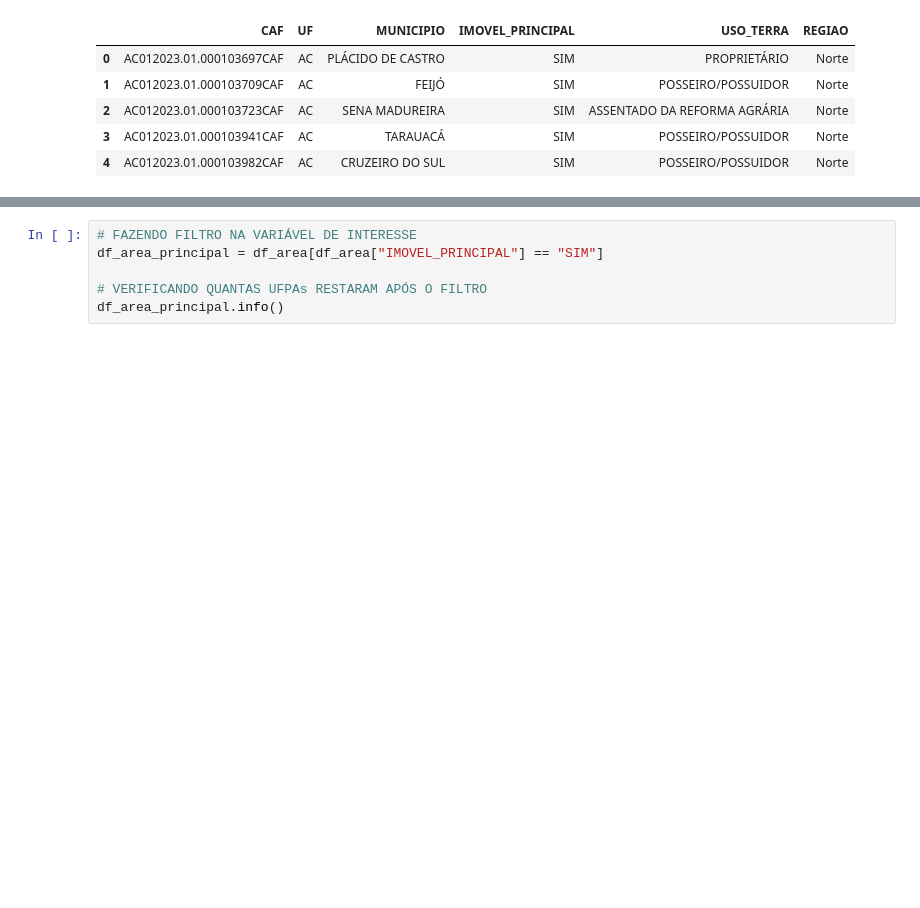
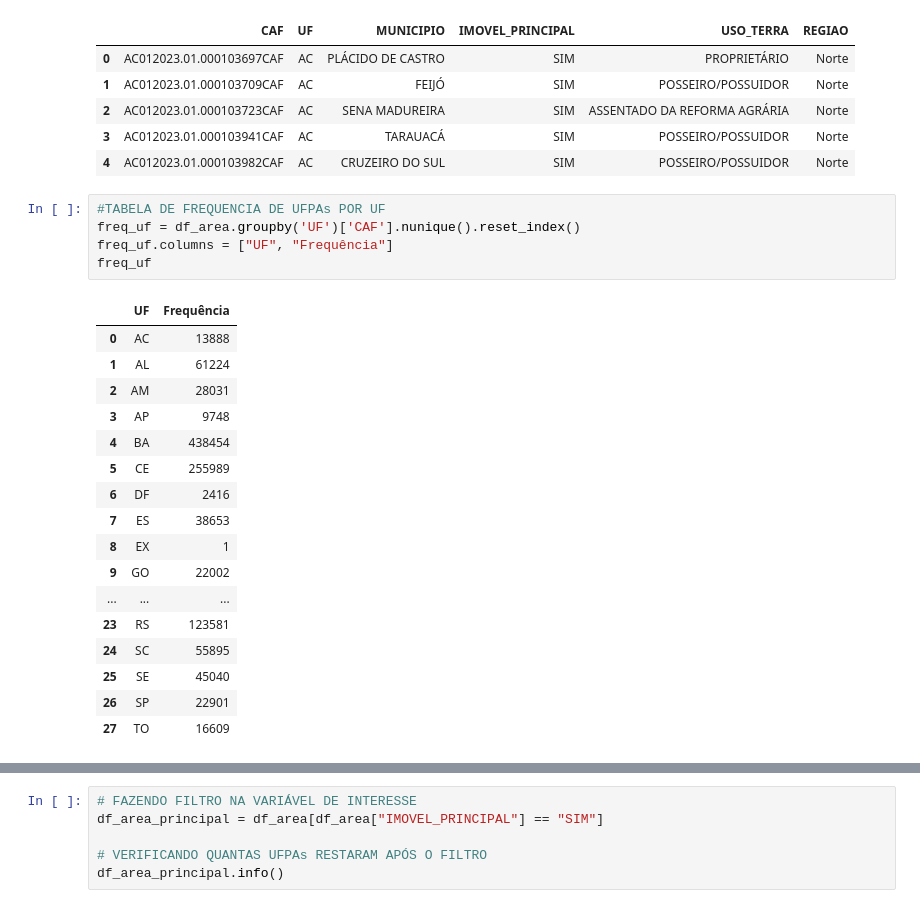
Before and after one commit to Luisamfer/Ativ_Est_Desc, a Jupyter notebook: Estat_desc.ipynb, the cells around one changed output, grey strips where cells are left out. Drawn from its saved outputs; the diff is of its cells as text; blank space fills up the shorter version.

```diff
--- a/Estat_desc.ipynb
+++ b/Estat_desc.ipynb
@@ -280,3 +282,26 @@ df_area.head()
 | 2 | AC012023.01.000103723CAF | AC | SENA MADUREIRA | SIM | ASSENTADO DA REFORMA AGRÁRIA | Norte |
 | 3 | AC012023.01.000103941CAF | AC | TARAUACÁ | SIM | POSSEIRO/POSSUIDOR | Norte |
 | 4 | AC012023.01.000103982CAF | AC | CRUZEIRO DO SUL | SIM | POSSEIRO/POSSUIDOR | Norte |
+# %%
+#TABELA DE FREQUENCIA DE UFPAs POR UF
+freq_uf = df_area.groupby('UF')['CAF'].nunique().reset_index()
+freq_uf.columns = ["UF", "Frequência"]
+freq_uf
+# %% [output]
+|  | UF | Frequência |
+| 0 | AC | 13888 |
+| 1 | AL | 61224 |
+| 2 | AM | 28031 |
+| 3 | AP | 9748 |
+| 4 | BA | 438454 |
+| 5 | CE | 255989 |
+| 6 | DF | 2416 |
+| 7 | ES | 38653 |
+| 8 | EX | 1 |
+| 9 | GO | 22002 |
+| ... | ... | ... |
+| 23 | RS | 123581 |
+| 24 | SC | 55895 |
+| 25 | SE | 45040 |
+| 26 | SP | 22901 |
+| 27 | TO | 16609 |
```
Also changed, not shown: parts of 6 cells of this notebook.
